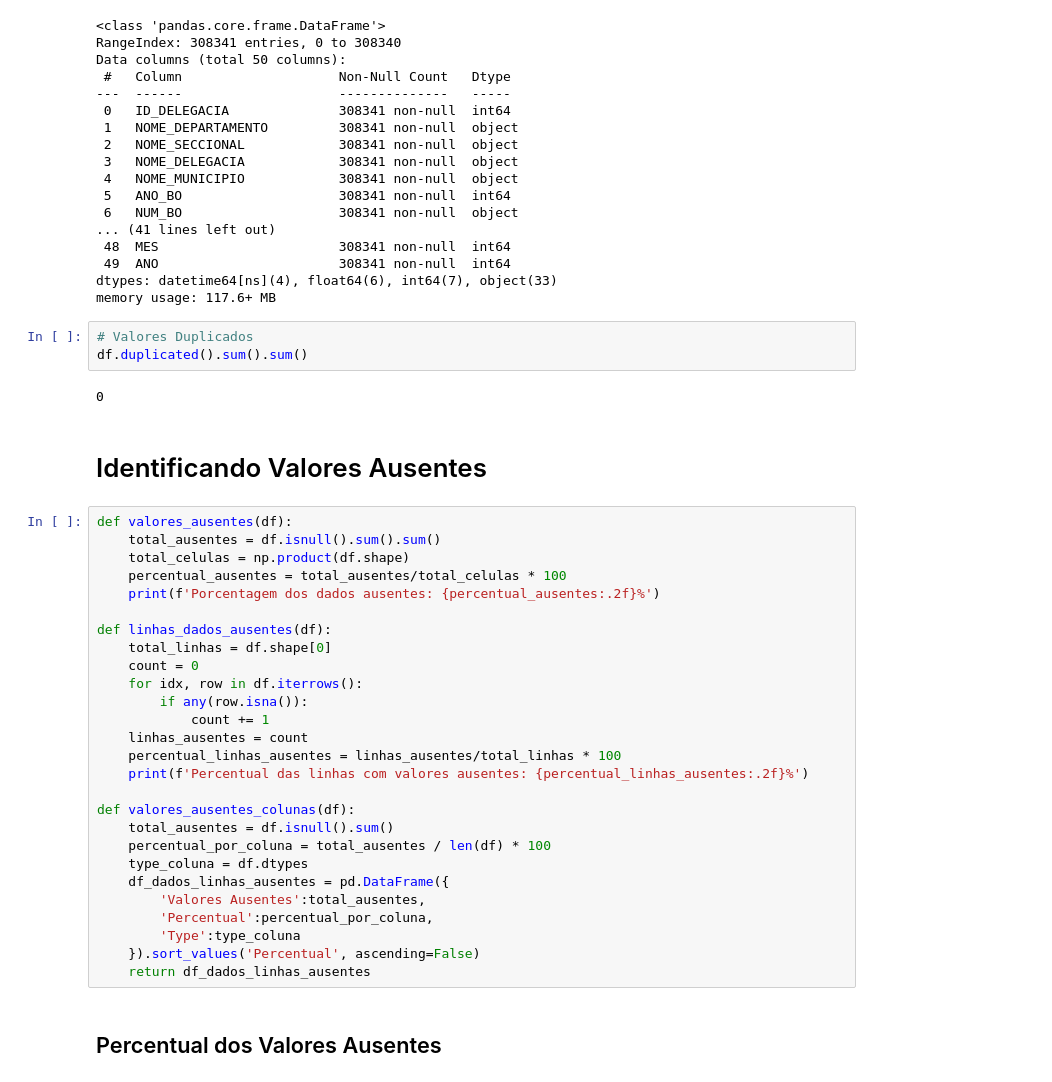
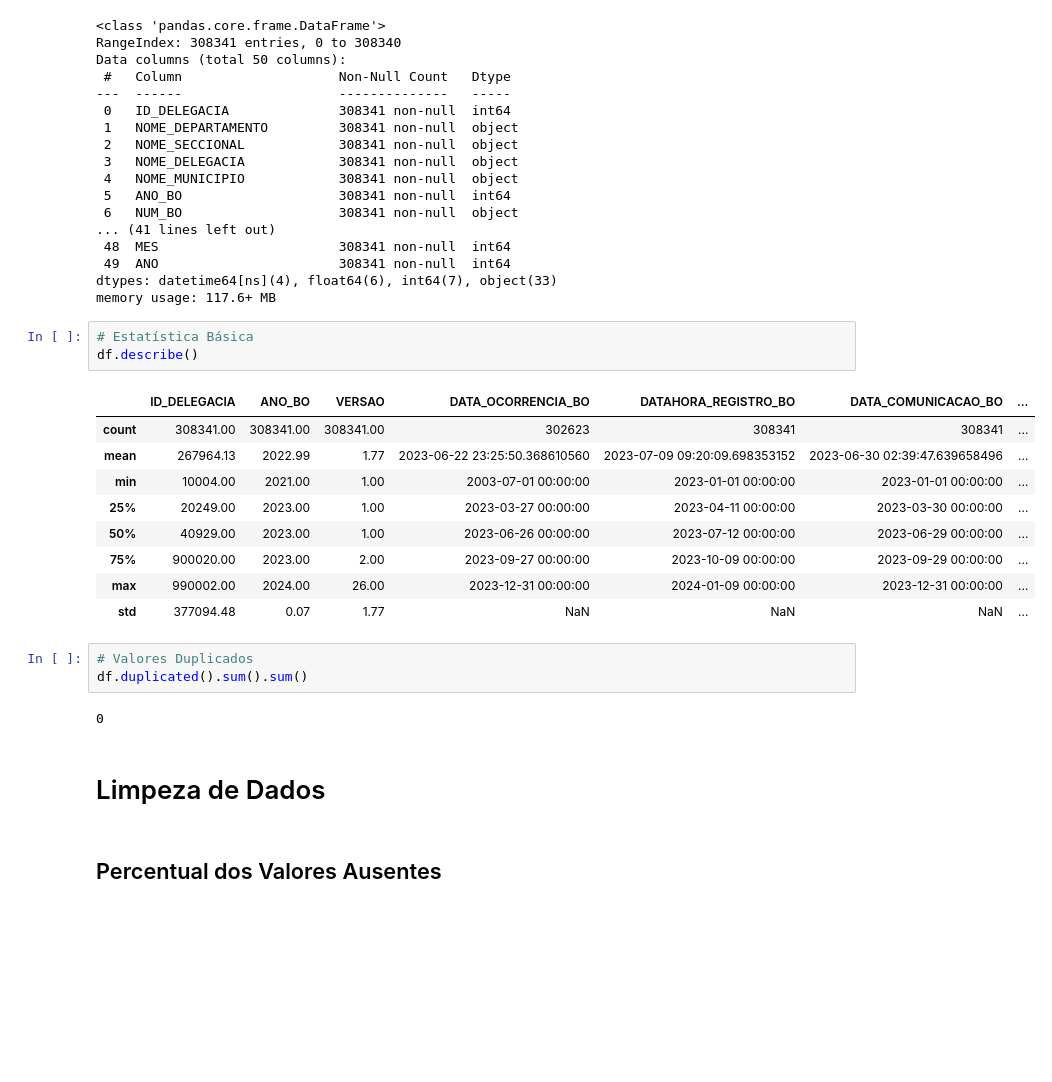
Before and after one commit to gabrielzerraa/Veiculos-roubados-SP, a Jupyter notebook: Veiculos-roubados-SP.ipynb, the cells around one changed output. Drawn from its saved outputs; the diff is of its cells as text; blank space fills up the shorter version.

```diff
--- a/Veiculos-roubados-SP.ipynb
+++ b/Veiculos-roubados-SP.ipynb
@@ -73,40 +74,26 @@ Data columns (total 50 columns):
  49  ANO                       308341 non-null  int64
 dtypes: datetime64[ns](4), float64(6), int64(7), object(33)
 memory usage: 117.6+ MB
+# %%
+# Estatística Básica
+df.describe()
+# %% [output]
+|  | ID_DELEGACIA | ANO_BO | VERSAO | DATA_OCORRENCIA_BO | DATAHORA_REGISTRO_BO | DATA_COMUNICACAO_BO | ... |
+| count | 308341.00 | 308341.00 | 308341.00 | 302623 | 308341 | 308341 | ... |
+| mean | 267964.13 | 2022.99 | 1.77 | 2023-06-22 23:25:50.368610560 | 2023-07-09 09:20:09.698353152 | 2023-06-30 02:39:47.639658496 | ... |
+| min | 10004.00 | 2021.00 | 1.00 | 2003-07-01 00:00:00 | 2023-01-01 00:00:00 | 2023-01-01 00:00:00 | ... |
+| 25% | 20249.00 | 2023.00 | 1.00 | 2023-03-27 00:00:00 | 2023-04-11 00:00:00 | 2023-03-30 00:00:00 | ... |
+| 50% | 40929.00 | 2023.00 | 1.00 | 2023-06-26 00:00:00 | 2023-07-12 00:00:00 | 2023-06-29 00:00:00 | ... |
+| 75% | 900020.00 | 2023.00 | 2.00 | 2023-09-27 00:00:00 | 2023-10-09 00:00:00 | 2023-09-29 00:00:00 | ... |
+| max | 990002.00 | 2024.00 | 26.00 | 2023-12-31 00:00:00 | 2024-01-09 00:00:00 | 2023-12-31 00:00:00 | ... |
+| std | 377094.48 | 0.07 | 1.77 | NaN | NaN | NaN | ... |
 # %%
 # Valores Duplicados
 df.duplicated().sum().sum()
 # %% [output]
 0
 # %% [markdown]
-# Identificando Valores Ausentes
+# Limpeza de Dados
-# %%
-def valores_ausentes(df):
-    total_ausentes = df.isnull().sum().sum()
-    total_celulas = np.product(df.shape)
-    percentual_ausentes = total_ausentes/total_celulas * 100
-    print(f'Porcentagem dos dados ausentes: {percentual_ausentes:.2f}%')
-
-def linhas_dados_ausentes(df):
-    total_linhas = df.shape[0]
-    count = 0
-    for idx, row in df.iterrows():
-        if any(row.isna()):
-            count += 1
-    linhas_ausentes = count
-    percentual_linhas_ausentes = linhas_ausentes/total_linhas * 100
-    print(f'Percentual das linhas com valores ausentes: {percentual_linhas_ausentes:.2f}%')
-
-def valores_ausentes_colunas(df):
-    total_ausentes = df.isnull().sum()
-    percentual_por_coluna = total_ausentes / len(df) * 100
-    type_coluna = df.dtypes
-    df_dados_linhas_ausentes = pd.DataFrame({
-        'Valores Ausentes':total_ausentes,
-        'Percentual':percentual_por_coluna,
-        'Type':type_coluna
-    }).sort_values('Percentual', ascending=False)
-    return df_dados_linhas_ausentes
 # %% [markdown]
 ## Percentual dos Valores Ausentes
 # %%
```
Also changed, not shown: parts of 31 cells of this notebook.
